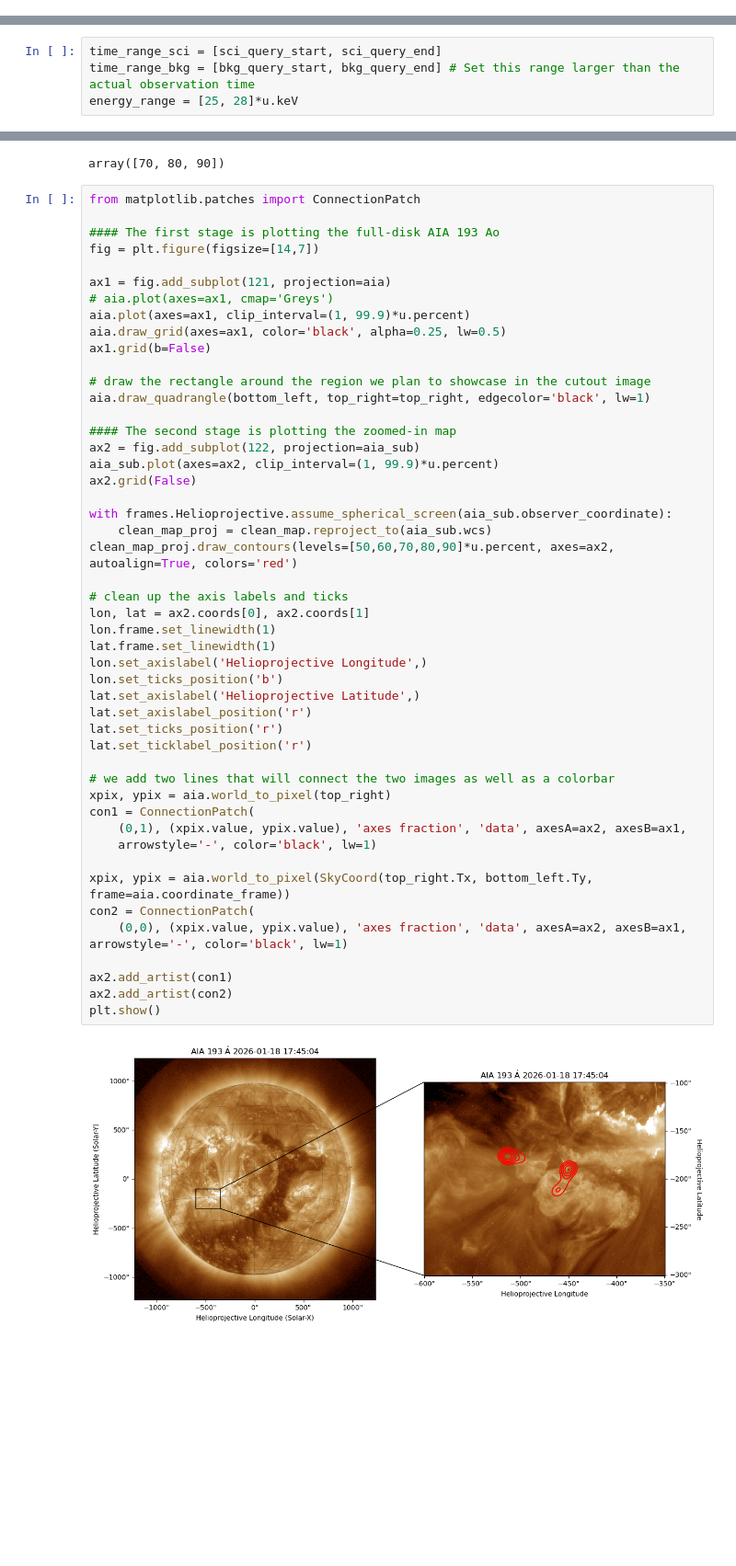
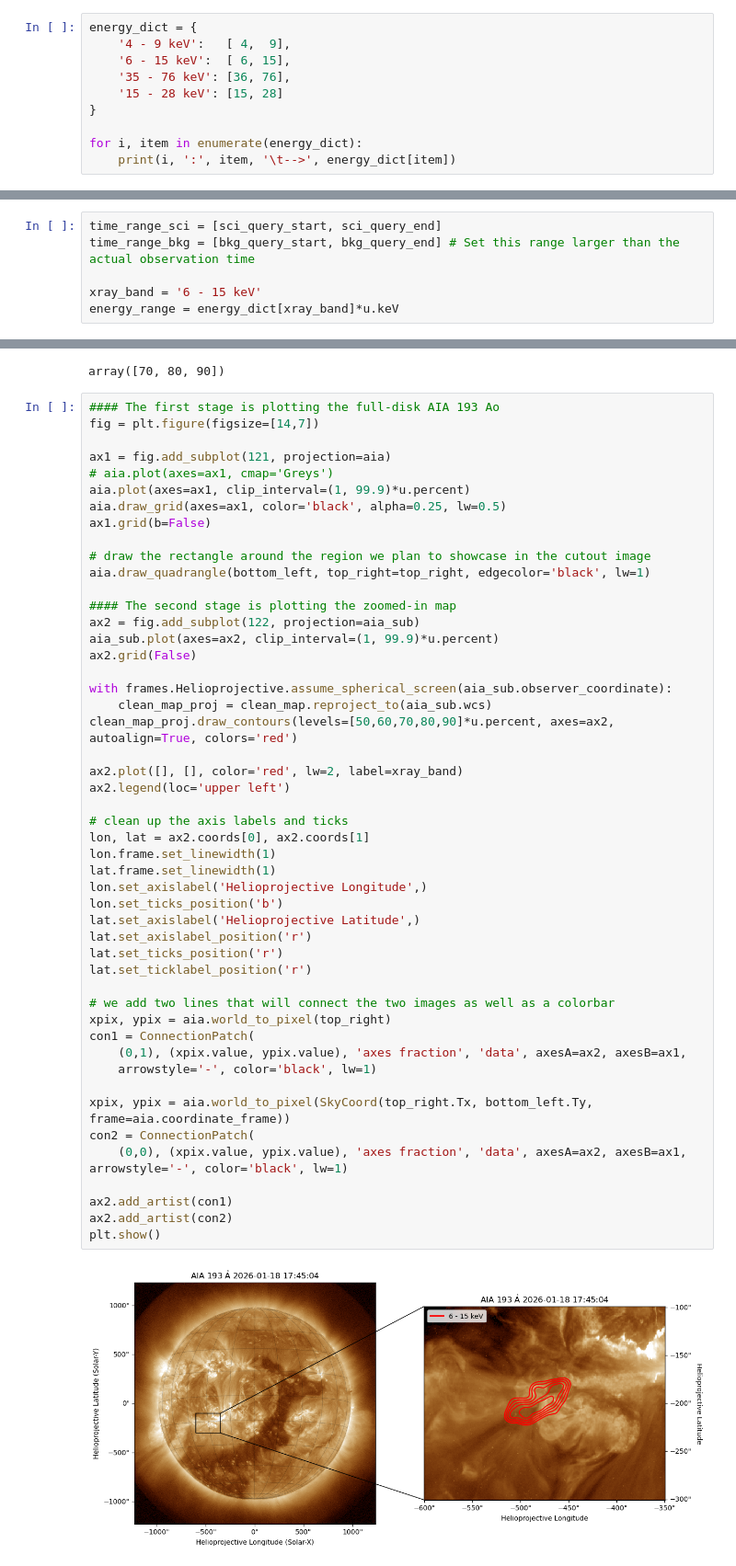
Before and after one commit to MohamedNedal/dias_work, a Jupyter notebook: imaging_demo_mytest.ipynb, the cells around one changed output, grey strips where cells are left out. Shown at 92% size. Cells and saved outputs as stored; diff of their text form; blank space fills up the shorter version.

```diff
--- a/imaging_demo_mytest.ipynb
+++ b/imaging_demo_mytest.ipynb
@@ -227,2 +215,12 @@ plt.show()
 # %% [markdown]
 Set time and energy ranges which will be considered for the science and the background file
+# %%
+energy_dict = {
+    '4 - 9 keV':   [ 4,  9],
+    '6 - 15 keV':  [ 6, 15],
+    '35 - 76 keV': [36, 76],
+    '15 - 28 keV': [15, 28]
+}
+
+for i, item in enumerate(energy_dict):
+    print(i, ':', item, '\t-->', energy_dict[item])
@@ -229,7 +232,9 @@ Set time and energy ranges which will be considered for the science and the back
 # %%
 time_range_sci = [sci_query_start, sci_query_end]
 time_range_bkg = [bkg_query_start, bkg_query_end] # Set this range larger than the actual observation time
-energy_range = [25, 28]*u.keV
+
+xray_band = '6 - 15 keV'
+energy_range = energy_dict[xray_band]*u.keV
 # %% [markdown]
 Create the meta pixel, A, B, C, D for the science and the background data
 # %%
@@ -647,8 +595,6 @@ np.arange(70, 100, 10)
 # %% [output]
 array([70, 80, 90])
 # %%
-from matplotlib.patches import ConnectionPatch
-
 #### The first stage is plotting the full-disk AIA 193 Ao
 fig = plt.figure(figsize=[14,7])
 
@@ -668,31 +614,34 @@ ax2.grid(False)
 
 with frames.Helioprojective.assume_spherical_screen(aia_sub.observer_coordinate):
     clean_map_proj = clean_map.reproject_to(aia_sub.wcs)
 clean_map_proj.draw_contours(levels=[50,60,70,80,90]*u.percent, axes=ax2, autoalign=True, colors='red')
+
+ax2.plot([], [], color='red', lw=2, label=xray_band)
+ax2.legend(loc='upper left')
 
 # clean up the axis labels and ticks
 lon, lat = ax2.coords[0], ax2.coords[1]
 lon.frame.set_linewidth(1)
 lat.frame.set_linewidth(1)
 lon.set_axislabel('Helioprojective Longitude',)
 lon.set_ticks_position('b')
 lat.set_axislabel('Helioprojective Latitude',)
 lat.set_axislabel_position('r')
 lat.set_ticks_position('r')
 lat.set_ticklabel_position('r')
 
 # we add two lines that will connect the two images as well as a colorbar
 xpix, ypix = aia.world_to_pixel(top_right)
 con1 = ConnectionPatch(
     (0,1), (xpix.value, ypix.value), 'axes fraction', 'data', axesA=ax2, axesB=ax1,
     arrowstyle='-', color='black', lw=1)
 
 xpix, ypix = aia.world_to_pixel(SkyCoord(top_right.Tx, bottom_left.Ty, frame=aia.coordinate_frame))
 con2 = ConnectionPatch(
     (0,0), (xpix.value, ypix.value), 'axes fraction', 'data', axesA=ax2, axesB=ax1, arrowstyle='-', color='black', lw=1)
 
 ax2.add_artist(con1)
 ax2.add_artist(con2)
 plt.show()
 # %% [output]
-[figure, old version]
+[figure, new version]
```
Also changed, not shown: parts of 43 cells of this notebook, 1 other file.
